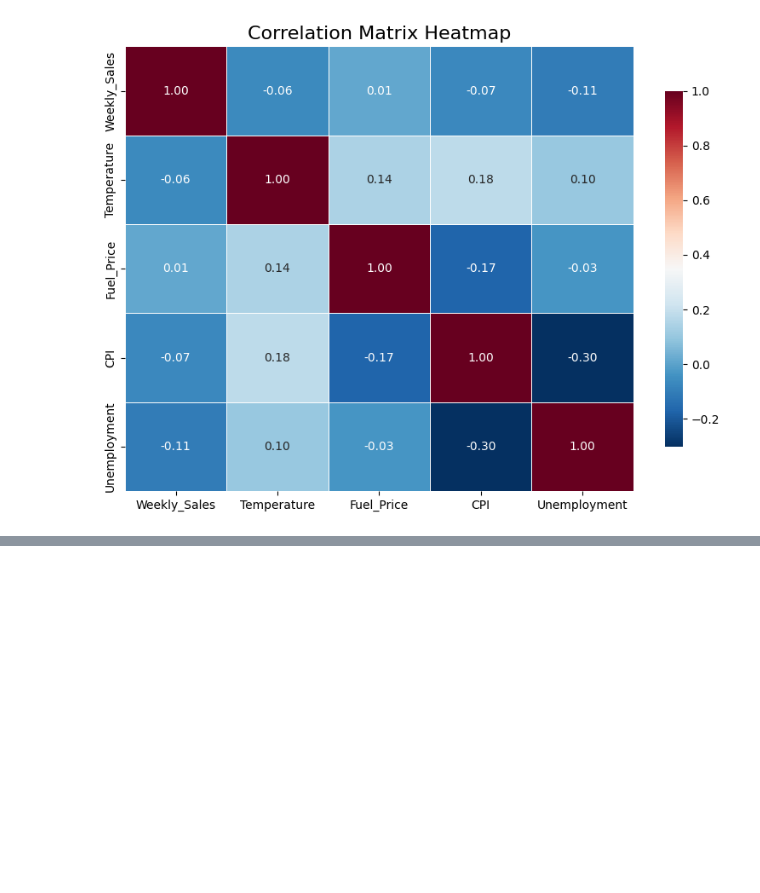
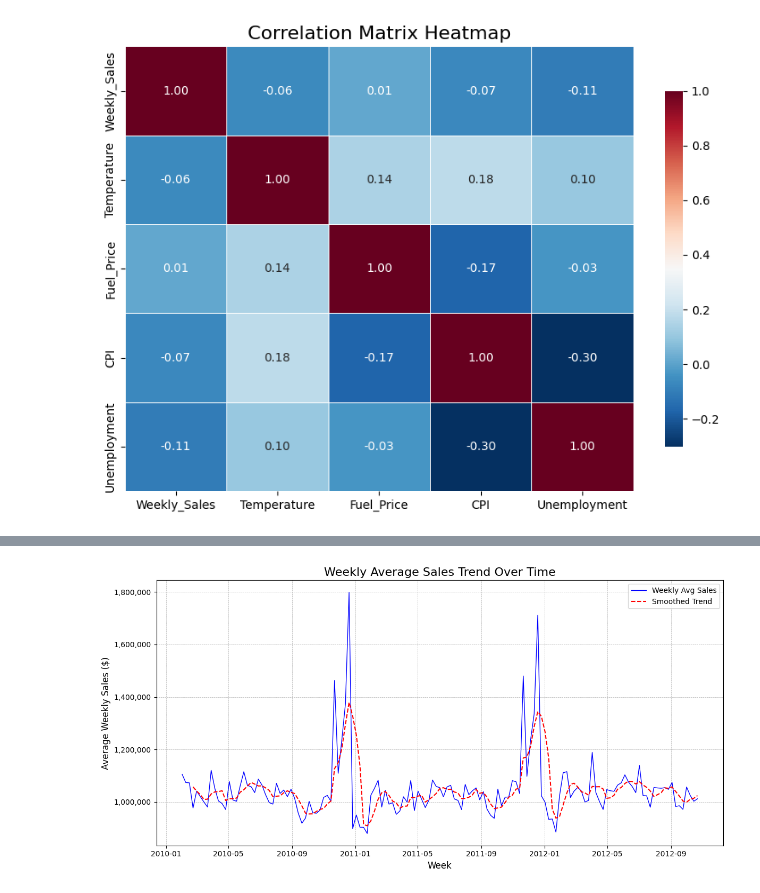
Before and after one commit to JinLunLiang/JinLun-Project, a Jupyter notebook: Walmart_Sales_Analysis_Python_View.ipynb, the cells around one changed output, grey strips where cells are left out. Cells and saved outputs as stored; diff of their text form; code cells hidden in the pictures; blank space fills up the shorter version.

```diff
--- a/Walmart_Sales_Analysis_Python_View.ipynb
+++ b/Walmart_Sales_Analysis_Python_View.ipynb
@@ -97,0 +199,29 @@ plt.show()
+# %%
+# Add a rolling mean column for smoothing
+weekly_avg_sales_filtered['Smoothed_Sales'] = weekly_avg_sales_filtered['Weekly_Sales'].rolling(window=4).mean()
+
+# Plot the weekly average sales trend
+plt.figure(figsize=(12, 6))
+
+# Line plot of weekly average sales
+sns.lineplot(data=weekly_avg_sales_filtered, x='Week', y='Weekly_Sales', color='blue', linewidth=1, label='Weekly Avg Sales')
+
+# Smoothed trend line using rolling mean
+sns.lineplot(data=weekly_avg_sales_filtered, x='Week', y='Smoothed_Sales', color='red', linestyle='dashed', label='Smoothed Trend')
+
+# Add labels and title
+plt.title("Weekly Average Sales Trend Over Time", fontsize=16)
+plt.xlabel("Week", fontsize=12)
+plt.ylabel("Average Weekly Sales ($)", fontsize=12)
+
+# Format the y-axis with commas
+plt.gca().yaxis.set_major_formatter(FuncFormatter(lambda x, _: f'{int(x):,}'))
+
+# Customize the grid and theme
+plt.grid(visible=True, which="major", linestyle="--", linewidth=0.5)
+plt.tight_layout()
+
+# Show the plot
+plt.show()
+# %% [output]
+[figure, added]
```
Also changed, not shown: parts of 13 cells of this notebook.
